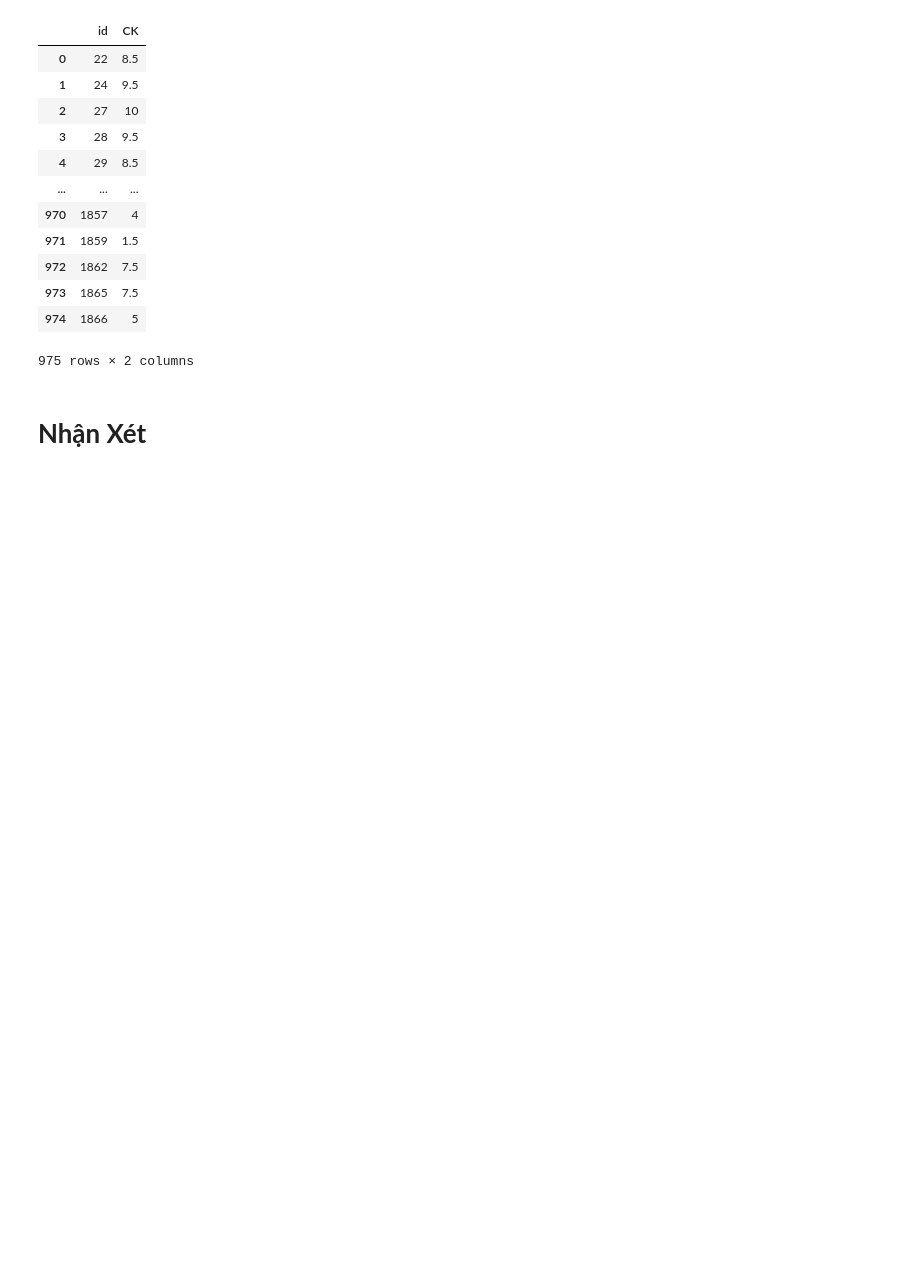
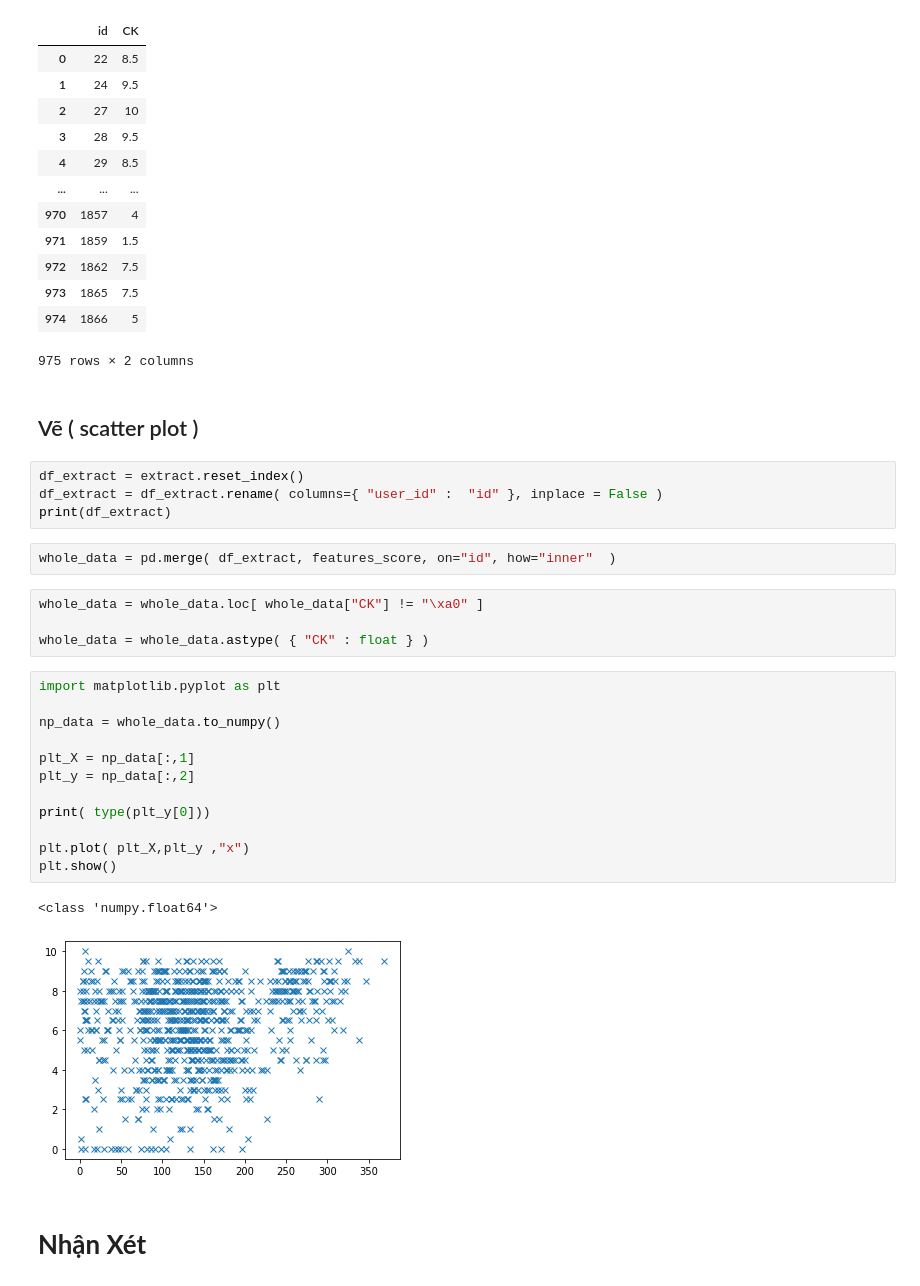
Before and after one commit to phutaekwondo/CS114.L21, a Jupyter notebook: duDoanDiemCuoiKy_homeWork/Bai_colab_so3.ipynb, the cells around one changed output. Drawn from its saved outputs; the diff is of its cells as text; blank space fills up the shorter version.

```diff
--- a/duDoanDiemCuoiKy_homeWork/Bai_colab_so3.ipynb
+++ b/duDoanDiemCuoiKy_homeWork/Bai_colab_so3.ipynb
@@ -302,5 +302,32 @@ features_score
 | 973 | 1865 | 7.5 |
 | 974 | 1866 | 5 |
 975 rows × 2 columns
+# %% [markdown]
+## Vẽ ( scatter plot )
+# %%
+df_extract = extract.reset_index()
+df_extract = df_extract.rename( columns={ "user_id" :  "id" }, inplace = False )
+print(df_extract)
+# %%
+whole_data = pd.merge( df_extract, features_score, on="id", how="inner"  )
+# %%
+whole_data = whole_data.loc[ whole_data["CK"] != "\xa0" ]
+
+whole_data = whole_data.astype( { "CK" : float } )
+# %%
+import matplotlib.pyplot as plt
+
+np_data = whole_data.to_numpy()
+
+plt_X = np_data[:,1]
+plt_y = np_data[:,2]
+
+print( type(plt_y[0]))
+
+plt.plot( plt_X,plt_y ,"x")
+plt.show()
+# %% [output]
+<class 'numpy.float64'>
+[figure, added]
 # %% [markdown]
 # **Nhận Xét**
```
Also changed, not shown: parts of 2 cells of this notebook.
